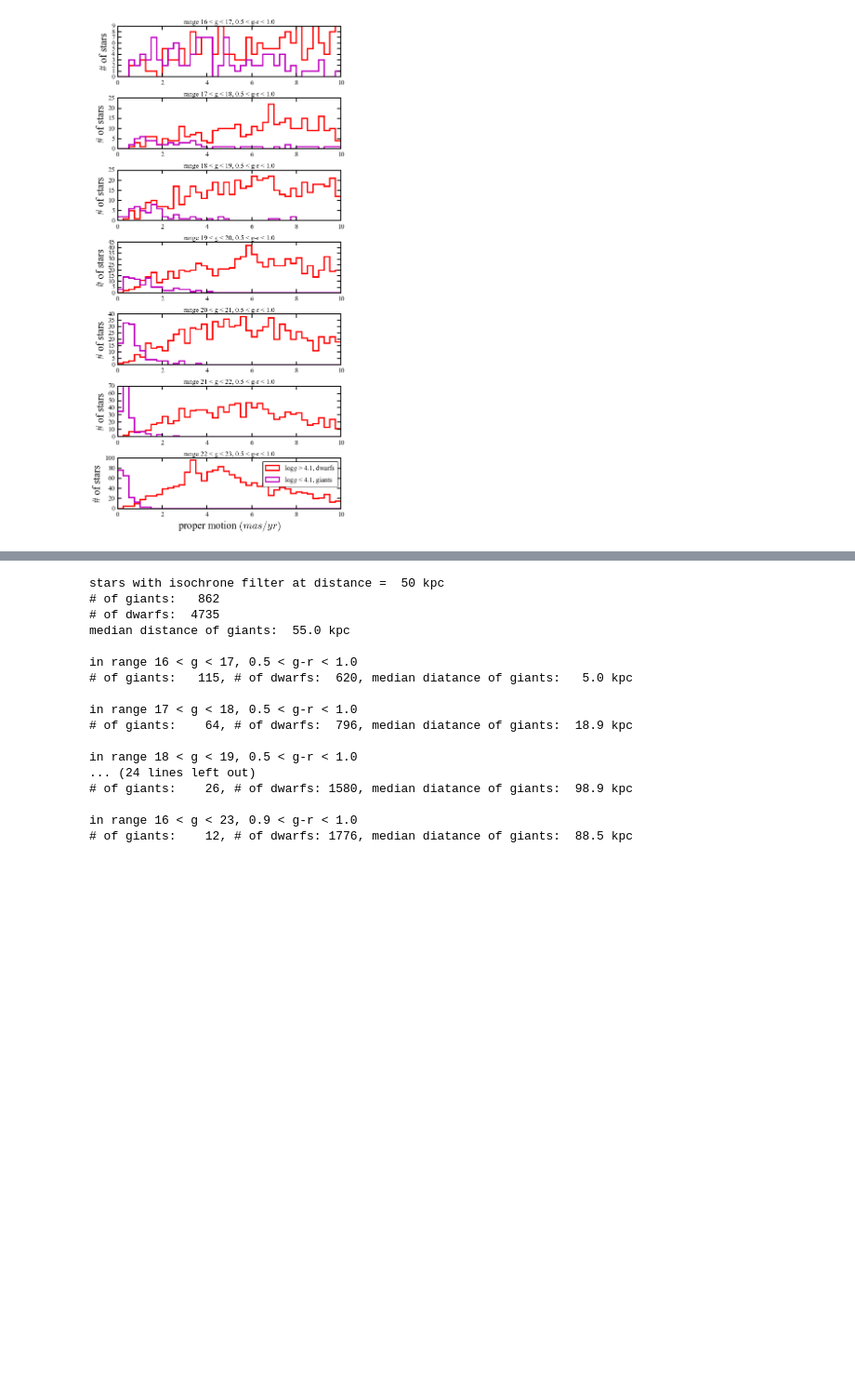
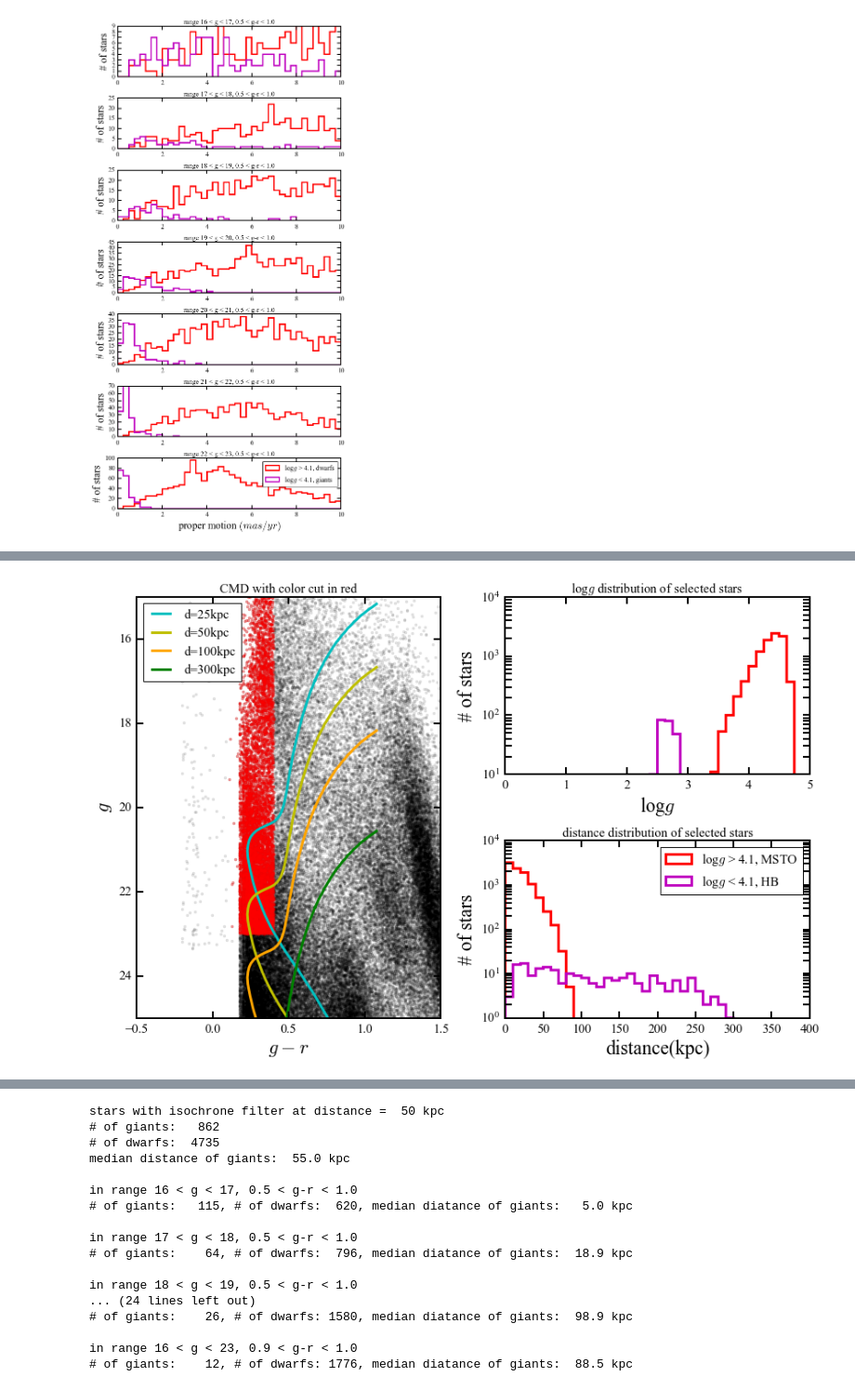
Before and after one commit to sazabi4/test, a Jupyter notebook: Foreground_star_estimation_galaxia.ipynb, the cells around one changed output, grey strips where cells are left out. Shown at 93% size. Saved outputs shown, nothing was run; the diff lists cells and outputs as text; code cells hidden in the pictures; blank space fills up the shorter version.

Commit message:
added in MSTO

```diff
--- a/Foreground_star_estimation_galaxia.ipynb
+++ b/Foreground_star_estimation_galaxia.ipynb
@@ -327,0 +328,83 @@ With proper motion from Gaia (g<20) and LSST, we can eliminate most of the dwarf
+# %%
+parsec_giant = parsec[:-82]
+
+maskcolor = ((app_g - app_r)<0.4)&((app_g - app_r)>0.1)&magrange_mask
+
+plt.figure(figsize=[12,8])
+plt.subplot(1,2,1)
+plt.plot(app_g-app_r,app_g,'.k',alpha=0.1)
+plt.plot(app_g[maskcolor]-app_r[maskcolor],app_g[maskcolor],'.r',alpha=0.3)
+d0 = 25 # 25 kpc
+dm0 = 5*np.log10(d0*1000)-5
+plt.plot(parsec_giant['DESg']-parsec_giant['DESr'], parsec_giant['DESg'] + dm0,'c', lw=3, label='d=25kpc')
+d1 = 50 # 50 kpc
+dm1 = 5*np.log10(d1*1000)-5
+plt.plot(parsec_giant['DESg']-parsec_giant['DESr'], parsec_giant['DESg'] + dm1,'y', lw=3, label='d=50kpc')
+d2 = 100 # 100 kpc
+dm2 = 5*np.log10(d2*1000)-5
+plt.plot(parsec_giant['DESg']-parsec_giant['DESr'], parsec_giant['DESg'] + dm2,'orange', lw=3, label='d=100kpc')
+d3 = 300 # 300 kpc
+dm3 = 5*np.log10(d3*1000)-5
+plt.plot(parsec_giant['DESg']-parsec_giant['DESr'], parsec_giant['DESg'] + dm3,'g', lw=3, label='d=300kpc')
+plt.legend(loc=2)
+plt.ylim(25,15)
+plt.xlim(-0.5,1.5)
+plt.xlabel('$g-r$')
+plt.ylabel('$g$')
+plt.title('CMD with color cut in red')
+
+mask1 = maskcolor&(logg>3.1)
+mask2 = maskcolor&(logg<3.1)
+
+plt.subplot(2,2,2)
+plt.hist(logg[mask1],bins = 40,histtype='step',lw=3,range=[0,5],color='r',label='log$g$ > 4.1, dwarfs')
+plt.hist(logg[mask2],bins = 40,histtype='step',lw=3,range=[0,5],color='m',label='log$g$ < 4.1, giants')
+plt.gca().set_yscale("log")
+plt.title('log$g$ distribution of selected stars')
+plt.xlabel('log$g$')
+plt.ylabel('# of stars')
+plt.subplot(2,2,4)
+plt.hist(d[mask1],bins = 40,histtype='step',lw=3,range=[0,400],color='r',label='log$g$ > 4.1, MSTO')
+plt.hist(d[mask2],bins = 40,histtype='step',lw=3,range=[0,400],color='m',label='log$g$ < 4.1, HB')
+plt.legend()
+plt.gca().set_yscale("log")
+plt.title('distance distribution of selected stars')
+plt.xlabel('distance(kpc)')
+plt.ylabel('# of stars')
+
+print 'stars with 16 < g < 23, 0.1 < g-r < 0.4'
+print '# of HB: %5d' %len(d[mask2])
+print '# of MSTO: %5d' %len(d[mask1])
+print 'median distance of giants: %5.1f kpc \n' %np.median(d[mask2])
+plt.tight_layout()
+
+plt.figure(figsize=[12,5])
+plt.subplot(1,2,1)
+
+for i in range(14,23):
+    (gc,dc) = numcal_mag_bin(i,i+1)
+    plt.plot(i+0.5,len(d[gc]),'^b')
+    plt.plot(i+0.5,len(d[dc]),'*g')
+    print 'in range %2d < g < %2d, 0.5 < g-r < 1.0' %(i,i+1)
+    print '# of HB: %5d, # of MSTO: %4d, median distance of MSTO: %5.1f kpc\n' %(len(d[gc]), len(d[dc]), np.median(d[dc]))
+plt.text(17,1800,'$\star$ MSTO', color='g',fontsize=20)
+plt.text(17,1600,'$\\blacktriangle$ HB', color='b',fontsize=20)
+plt.xlabel('$g$')
+plt.ylabel('# of stars')
+
+plt.subplot(1,2,2)
+
+colorstep = 0.1
+for i in np.arange(0.5,1,colorstep):
+    (gc,dc) = numcal_color_bin(i,i+colorstep)
+    plt.plot(i+colorstep/2,len(d[gc]),'^b')
+    plt.plot(i+colorstep/2,len(d[dc]),'*g')
+    print 'in range 16 < g < 23, %3.1f < g-r < %3.1f' %(i,i+colorstep)
+    print '# of HB: %5d, # of MSTO: %4d, median distance of MSTO: %5.1f kpc\n' %(len(d[gc]), len(d[dc]), np.median(d[dc]))
+plt.xlabel('$g-r$')
+plt.ylabel('# of stars')
+plt.ylim(0,2000)
+a = plt.xlim(0.5,1)
+
+plt.tight_layout()
+# %% [output]
@@ -327,0 +428 @@ With proper motion from Gaia (g<20) and LSST, we can eliminate most of the dwarf
+[figure, added]
```
Also changed, not shown: parts of 6 cells of this notebook.
